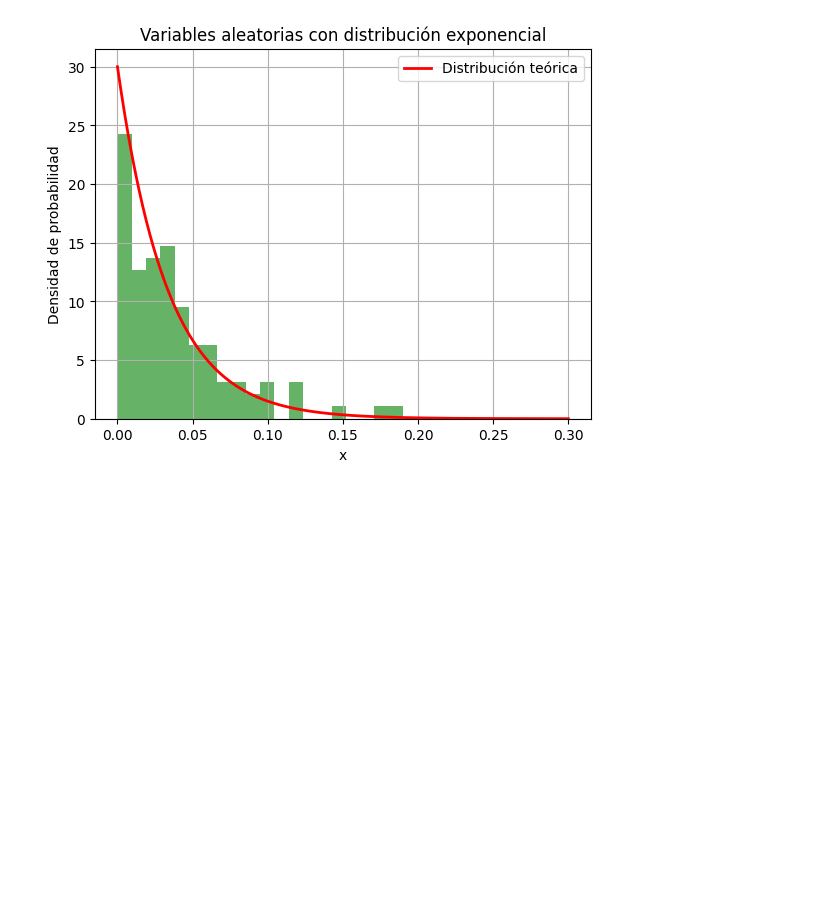
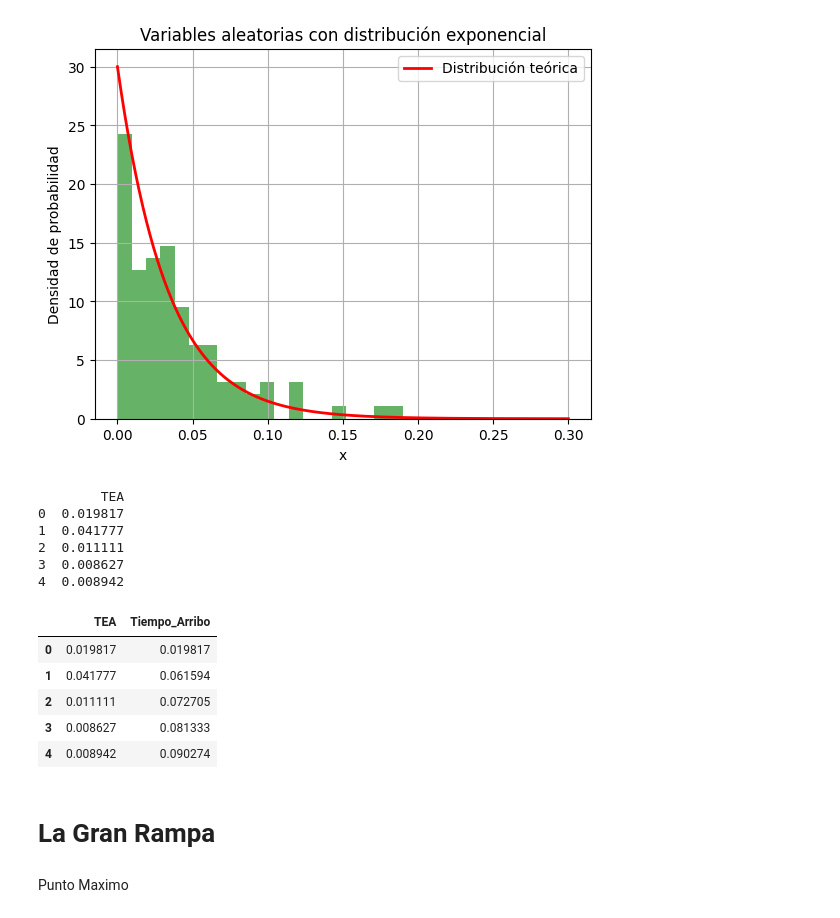
Before and after one commit to juankquintana/Simulacion-Python, a Jupyter notebook: Semana 5/Caso5.ipynb, the cells around one changed output. Cells and saved outputs as stored; diff of their text form; code cells hidden in the pictures; blank space fills up the shorter version.

```diff
--- a/Semana 5/Caso5.ipynb
+++ b/Semana 5/Caso5.ipynb
@@ -27,9 +30,9 @@ import matplotlib.pyplot as plt
 n = 100
 
 # Generar n números aleatorios uniformemente distribuidos en el intervalo [0, 1)
-uniform_randoms = np.random.uniform(0, 1, n)
+uniform_randoms_Ri = np.random.uniform(0, 1, n)
 
-exponential_randoms = -1/30 * np.log(1 - uniform_randoms)
+exponential_randoms = -1/30 * np.log(1 - uniform_randoms_Ri)
 
 print("Las primeras 10 variables aleatorias con distribución exponencial:")
 print(exponential_randoms[:10])
@@ -54,3 +57,25 @@ Las primeras 10 variables aleatorias con distribución exponencial:
  8.94169806e-03 9.58975100e-02 3.18942912e-02 1.68598046e-02
  3.10256666e-05 4.79549741e-02]
 [figure]
+# %%
+df_llegada = pd.DataFrame(exponential_randoms, columns=['TEA'])
+
+# Mostrar las primeras filas del DataFrame
+print(df_llegada.head())
+# %% [output]
+        TEA
+0  0.019817
+1  0.041777
+2  0.011111
+3  0.008627
+4  0.008942
+# %%
+df_llegada['Tiempo_Arribo'] = df_llegada['TEA'].cumsum()
+df_llegada.head()
+# %% [output]
+|  | TEA | Tiempo_Arribo |
+| 0 | 0.019817 | 0.019817 |
+| 1 | 0.041777 | 0.061594 |
+| 2 | 0.011111 | 0.072705 |
+| 3 | 0.008627 | 0.081333 |
+| 4 | 0.008942 | 0.090274 |
@@ -56,0 +84,2 @@ Las primeras 10 variables aleatorias con distribución exponencial:
+# %% [markdown]
+# La Gran Rampa
@@ -56,0 +101,2 @@ Las primeras 10 variables aleatorias con distribución exponencial:
+# %% [markdown]
+Punto Maximo
```
Also changed, not shown: parts of 8 cells of this notebook, 2 other files.
